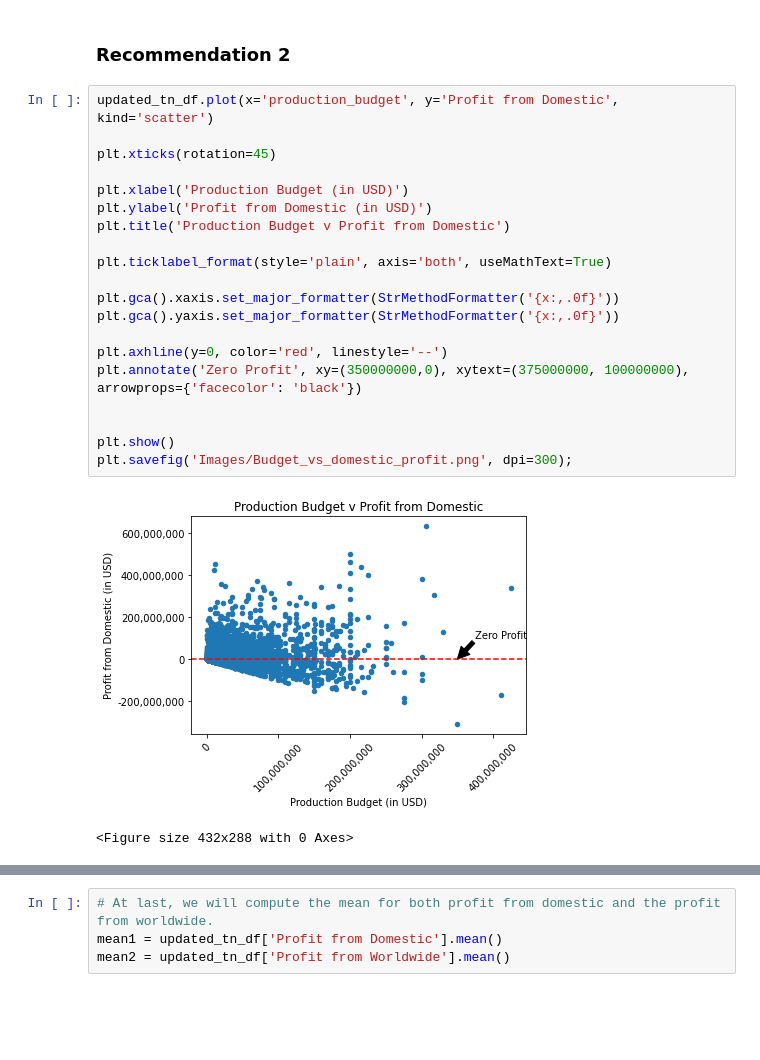
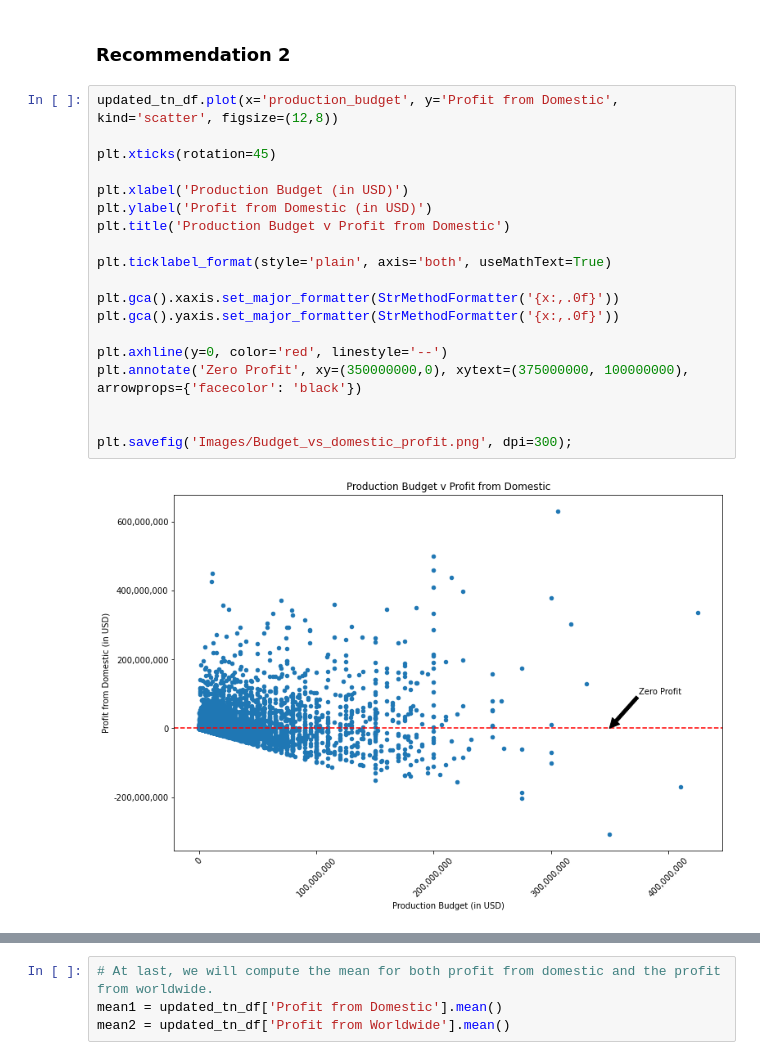
Before and after one commit to claragiurgiu/Microsoft-Movie-Studio-EDA, a Jupyter notebook: MIcrosoft_Movie_Studio_Analysis.ipynb, the cells around one changed output, grey strips where cells are left out. Cells and saved outputs as stored; diff of their text form; blank space fills up the shorter version.

```diff
--- a/MIcrosoft_Movie_Studio_Analysis.ipynb
+++ b/MIcrosoft_Movie_Studio_Analysis.ipynb
@@ -566,26 +566,24 @@ plt.savefig('Images/top_genres.png', dpi=300);
 # %% [markdown]
 ### Recommendation 2
 # %%
-updated_tn_df.plot(x='production_budget', y='Profit from Domestic', kind='scatter')
+updated_tn_df.plot(x='production_budget', y='Profit from Domestic', kind='scatter', figsize=(12,8))
 
 plt.xticks(rotation=45)
 
 plt.xlabel('Production Budget (in USD)')
 plt.ylabel('Profit from Domestic (in USD)')
 plt.title('Production Budget v Profit from Domestic')
 
 plt.ticklabel_format(style='plain', axis='both', useMathText=True)
 
 plt.gca().xaxis.set_major_formatter(StrMethodFormatter('{x:,.0f}'))
 plt.gca().yaxis.set_major_formatter(StrMethodFormatter('{x:,.0f}'))
 
 plt.axhline(y=0, color='red', linestyle='--')
 plt.annotate('Zero Profit', xy=(350000000,0), xytext=(375000000, 100000000), arrowprops={'facecolor': 'black'})
 
 
-plt.show()
 plt.savefig('Images/Budget_vs_domestic_profit.png', dpi=300);
 # %% [output]
-[figure, old version]
+[figure, new version]
-<Figure size 432x288 with 0 Axes>
 # %%
```
Also changed, not shown: parts of 6 cells of this notebook, 5 other files.
